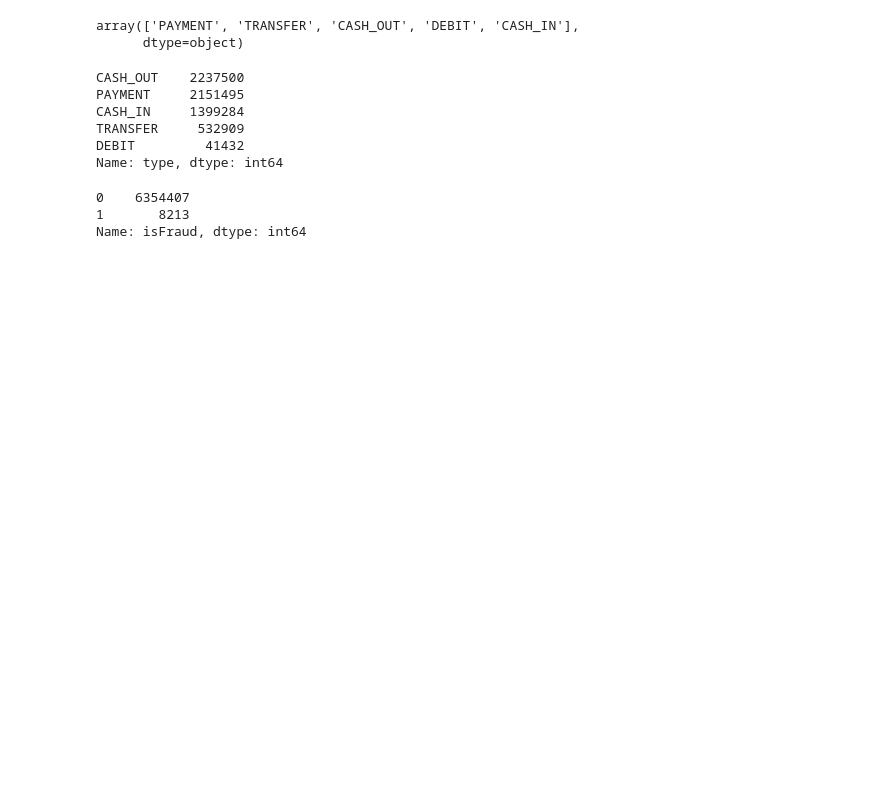
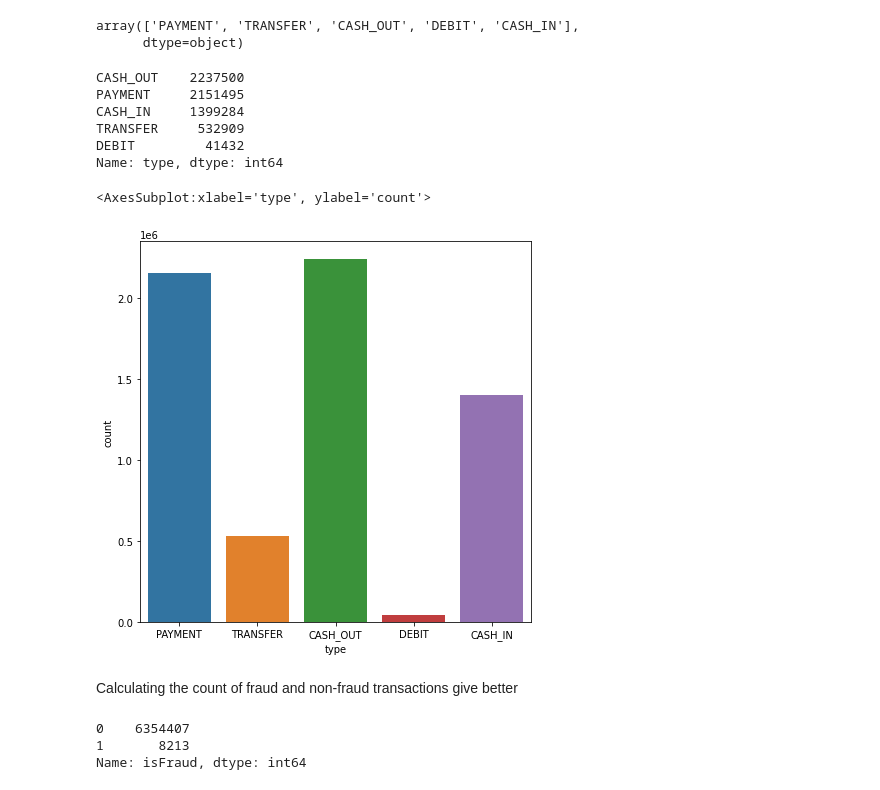
Before and after one commit to Gowri1997/Fraud_prediction, a Jupyter notebook: Fraud_Transaction.ipynb, the cells around one changed output. Drawn from its saved outputs; the diff is of its cells as text; code cells hidden in the pictures; blank space fills up the shorter version.

```diff
--- a/Fraud_Transaction.ipynb
+++ b/Fraud_Transaction.ipynb
@@ -125,6 +145,14 @@ CASH_IN     1399284
 TRANSFER     532909
 DEBIT         41432
 Name: type, dtype: int64
+# %%
+plt.figure(figsize=(7,7))
+sn.countplot(fraud_df['type'])
+# %% [output]
+<AxesSubplot:xlabel='type', ylabel='count'>
+[figure, added]
+# %% [markdown]
+Calculating the count of fraud and non-fraud transactions give better
 # %%
 fraud_df.isFraud.value_counts()
 # %% [output]
```
Also changed, not shown: parts of 68 cells of this notebook.
